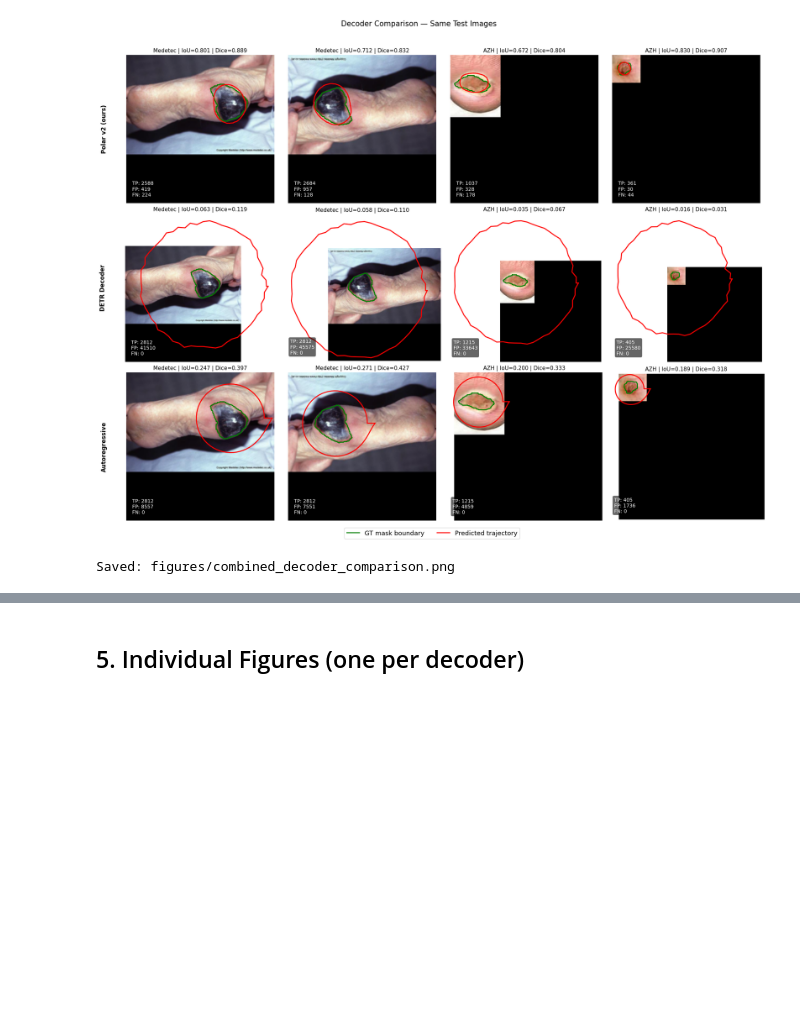
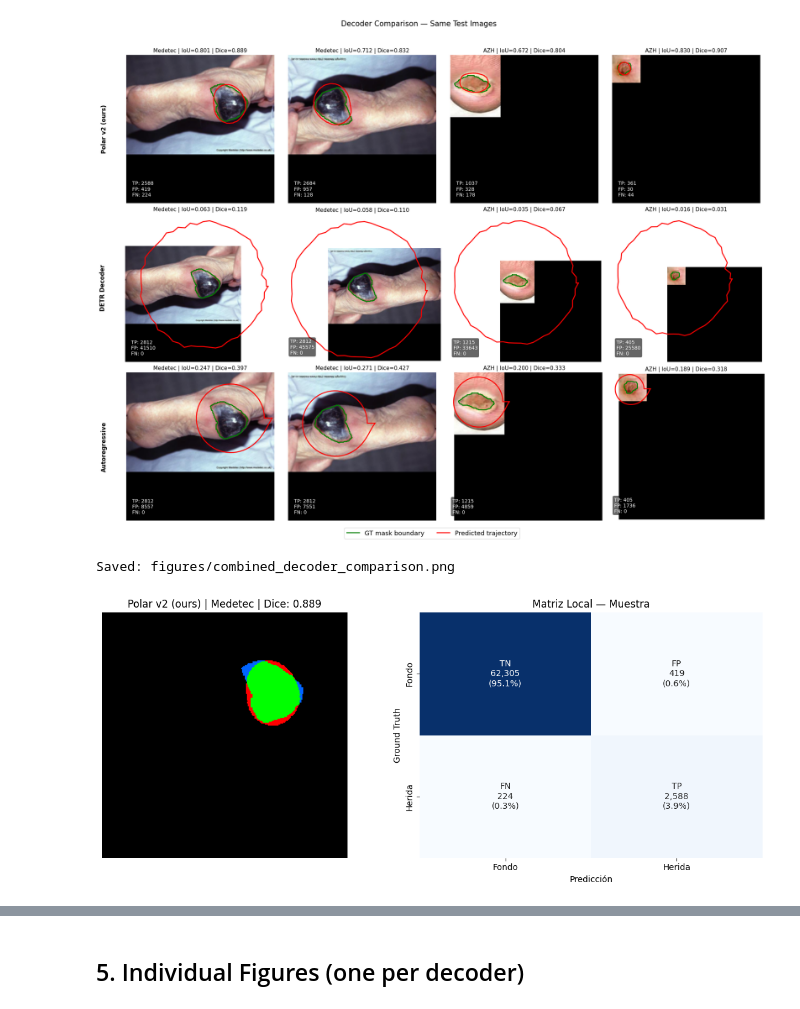
Before and after one commit to dianisay/diana-bioprinting-pipeline, a Jupyter notebook: 03-qualitative-comparison-kaggle.ipynb, the cells around one changed output, grey strips where cells are left out. Drawn from its saved outputs; the diff is of its cells as text; code cells hidden in the pictures; blank space fills up the shorter version.

```diff
--- a/03-qualitative-comparison-kaggle.ipynb
+++ b/03-qualitative-comparison-kaggle.ipynb
@@ -408,3 +408,103 @@ print('Saved: figures/combined_decoder_comparison.png')
 Generating 3 x 4 comparison figure...
 [figure]
 Saved: figures/combined_decoder_comparison.png
+# %%
+import numpy as np
+import cv2
+import matplotlib.pyplot as plt
+import seaborn as sns
+
+def generate_error_map(pred_mask, gt_mask):
+    """Generando la máscara RGB con errores espaciales (Verde=TP, Rojo=FP, Azul=FN)."""
+    h, w = pred_mask.shape
+    error_map = np.zeros((h, w, 3), dtype=np.uint8)
+
+    tp_mask = (pred_mask == 1) & (gt_mask == 1)
+    fp_mask = (pred_mask == 1) & (gt_mask == 0)
+    fn_mask = (pred_mask == 0) & (gt_mask == 1)
+
+    error_map[tp_mask] = [0, 255, 0]   # Verde -> TP
+    error_map[fp_mask] = [255, 0, 0]   # Rojo  -> FP
+    error_map[fn_mask] = [0, 100, 255] # Azul  -> FN
+    return error_map
+
+def plot_confusion_matrix(ax, tp, fp, fn, tn, title='Matriz de Confusión (Píxeles)'):
+    """Dibujando el heatmap 2x2 de la matriz de confusión con porcentajes."""
+    cm = np.array([[tn, fp], [fn, tp]])
+    total = cm.sum()
+    cm_perc = (cm / total * 100) if total > 0 else cm
+
+    labels = np.array([
+        [f"TN\n{int(tn):,}\n({cm_perc[0,0]:.1f}%)", f"FP\n{int(fp):,}\n({cm_perc[0,1]:.1f}%)"],
+        [f"FN\n{int(fn):,}\n({cm_perc[1,0]:.1f}%)", f"TP\n{int(tp):,}\n({cm_perc[1,1]:.1f}%)"]
+    ])
+
+    sns.heatmap(cm, annot=labels, fmt='', cmap='Blues', cbar=False, ax=ax,
+                xticklabels=['Fondo', 'Herida'], yticklabels=['Fondo', 'Herida'])
+    ax.set_xlabel('Predicción')
+    ax.set_ylabel('Ground Truth')
+    ax.set_title(title)
+
+# ---------------------------------------------------------
+# BUCLE PRINCIPAL DE EVALUACIÓN INDIVIDUAL Y GLOBAL
+# ---------------------------------------------------------
+for model_entry in models_loaded:
+    mname, _, mtype = model_entry
+
+    # Acumuladores de píxeles para la matriz global del modelo
+    global_tp = 0.0
+    global_fp = 0.0
+    global_fn = 0.0
+    global_tn = 0.0
+
+    for fimg in fixed_images:
+        # 1. Obtener contorno predicho y convertir a máscara
+        pts = predict_contour(model_entry, fimg['image'])
+        pred_mask = np.zeros((IMAGE_SIZE, IMAGE_SIZE), np.uint8)
+        cv2.fillPoly(pred_mask, [pts.astype(np.int32)], 1)
+        gt_mask = fimg['raw_mask']
+
+        # 2. Conteo de píxeles por región
+        tp = float((pred_mask & gt_mask).sum())
+        fp = float(pred_mask.sum()) - tp
+        fn = float(gt_mask.sum()) - tp
+        tn = float((IMAGE_SIZE * IMAGE_SIZE) - (tp + fp + fn))
+
+        # 3. Sumar a la métrica acumulada global
+        global_tp += tp
+        global_fp += fp
+        global_fn += fn
+        global_tn += tn
+
+        # Dice local
+        dice = (2 * tp) / (2 * tp + fp + fn) if (2 * tp + fp + fn) > 0 else 0
+
+        # 4. Graficar par individual (Mapa Espacial + Matriz Local)
+        fig, (ax_spatial, ax_cm) = plt.subplots(1, 2, figsize=(12, 5))
+
+        # Panel izquierdo: Mapa de error en color
+        spatial_cm = generate_error_map(pred_mask, gt_mask)
+        ax_spatial.imshow(spatial_cm)
+        ax_spatial.set_title(f"{mname} | {fimg['ds_name']} | Dice: {dice:.3f}")
+        ax_spatial.axis('off')
+
+        # Panel derecho: Matriz local
+        plot_confusion_matrix(ax_cm, tp, fp, fn, tn, title=f"Matriz Local — Muestra")
+
+        plt.tight_layout()
+        plt.savefig(f"figures/spatial_cm_{mtype}_{fimg['ds_name']}.png", dpi=150, bbox_inches='tight')
+        plt.show()
+        plt.close(fig)
+
+    # 5. Graficar Matriz GLOBAL Acumulada para este modelo
+    fig_global, ax_global = plt.subplots(figsize=(6, 5))
+    plot_confusion_matrix(ax_global, global_tp, global_fp, global_fn, global_tn,
+                          title=f"Matriz Global Acumulada — {mname}")
+    plt.tight_layout()
+    plt.savefig(f"figures/global_cm_{mtype}.png", dpi=150, bbox_inches='tight')
+    plt.show()
+    plt.close(fig_global)
+
+    print(f"Completado e imágenes guardadas para modelo: {mname}")
+# %% [output]
+[figure, added]
```
Also changed, not shown: parts of 2 cells of this notebook.
